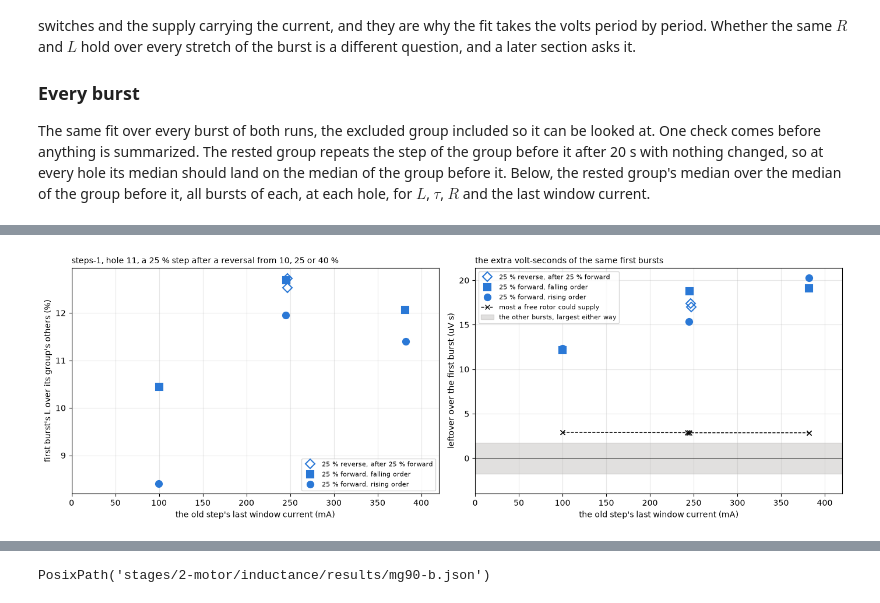
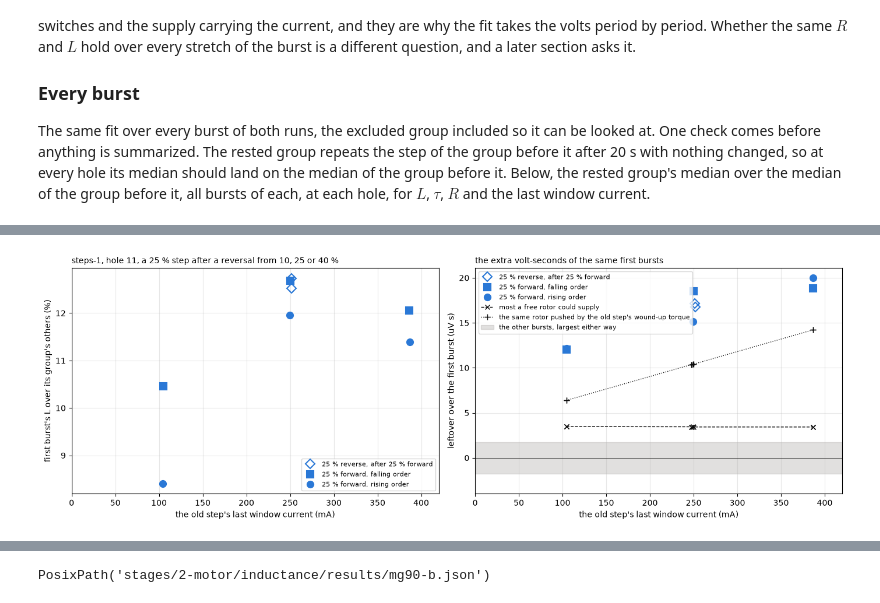
Before and after one commit to OpenServoCore/notebooks, a Jupyter notebook: stages/2-motor/inductance/inductance.ipynb, the cells around one changed output, grey strips where cells are left out. Drawn from its saved outputs; the diff is of its cells as text; code cells hidden in the pictures.

```diff
--- a/stages/2-motor/inductance/inductance.ipynb
+++ b/stages/2-motor/inductance/inductance.ipynb
@@ -75,7 +75,6 @@ STEPS = (Path("../../../telemetry") / f"{MOTOR.key}__{BOARD.key}" / "inductance"
 FAST = (Path("../../../telemetry") / f"{MOTOR.key}__{BOARD.key}" / "inductance" / "fast-1").resolve()          # hole 11, fast decay, then two slow groups
 BRIDGE = (Path("../../../telemetry") / BOARD.key / "bridge-states" / "capture-1").resolve()   # stage 1's RL dummy, for its fast-decay fold
 RESISTOR = (Path("../../../telemetry") / BOARD.key / "sample-timing" / "capture-1").resolve()   # stage 1's bursts into the bare resistor load
-LAPS = (Path("../../../telemetry") / BOARD.key / "current-scale" / "capture-1" / "bare").resolve()   # stage 1's 100 % laps into the same load
 HOLES = sorted(int(p.name.split("-")[1]) for p in CAPTURE.glob("hole-*"))   # the bar's holes, a full turn in 30 degree steps
 EXCLUDED = ("capture-1", 9, "g5-rev-25-rested")                        # a pin screw of the bar was being unscrewed during this group
 # the change before each group's first burst, in capture order, as the figures label it
@@ -95,12 +94,15 @@ print(f"a sample every {US:.3f} us, {PERIOD / bu.STEP_TICKS:.1f} samples per {PE
 CS = results.read("1-board", "current-scale", pair=BOARD.key)         # counts per amp on the meter, and the in-drive offset
 TC = results.read("1-board", "terminal-chain", pair=BOARD.key)        # terminal counts per volt on the meter, and its offset
 ST = results.read("1-board", "sample-timing", pair=BOARD.key)         # the bridge's edge lags and the shunt's settle, per rail
-RR = results.read("2-motor", "rest-resistance", pair=MOTOR.key)       # the motor's resistance at 100 %, for the comparison
+RR = results.read("2-motor", "rest-resistance", pair=MOTOR.key)       # the motor's resistance at 100 %, for the comparison and the ripple
+R_HOLE = dict(zip(HOLES, RR["r_term_by_hole"]))                        # rest-resistance's R at each hole, ohm, the R the window's own L takes off
 KE = results.read("2-motor", "bemf-coast", pair=MOTOR.key)["ke_v_s_per_rad"]["value"]   # volts per rad/s of the rotor, for the leftover volts
 J_LO = RR["j_runup_kg_m2"]["lo"]                                       # the rotor's inertia, the smallest of rest-resistance's run-ups
 BSR = results.read("1-board", "bridge-states", pair=BOARD.key)        # the same method on fixed inductors
 COUNTS_PER_A, DRIVE_OFF = CS["counts_per_a"]["value"], CS["drive_offset_counts"]["value"]
 COUNTS_PER_V, TERM_OFF = TC["terminal_counts_per_v"]["value"], TC["terminal_offset_counts"]["value"]
+rail_v = lambda n: (np.asarray(n, float) - TC["rail_offset_counts"]["value"]) / TC["rail_counts_per_v"]["value"]   # the rail tap at rest, terminal-chain's line
+K, K_LO, K_HI = (ST["window_scale"][b] for b in ("value", "lo", "hi"))   # the window's scale, sample-timing's bursts over its own 100 % rungs
 # 5.0 V sits between the two rails sample-timing graded, so the lags are the mean of the two
 ON_LAG = np.mean([ST["on_edge_lag_7v4"]["value"], ST["on_edge_lag_3v7"]["value"]])            # the shunt's half crossing, amplifier included
 TAP_ON_LAG = np.mean([ST["tap_on_edge_lag_7v4"]["value"], ST["tap_on_edge_lag_3v7"]["value"]])   # the bridge's own edge, from the tap
@@ -109,7 +111,7 @@ SETTLE = np.mean([ST["shunt_settle_7v4"]["value"], ST["shunt_settle_3v7"]["value
 print(f"current, counts over the zero = {DRIVE_OFF:+.1f} + {COUNTS_PER_A:.1f} x amps. Terminals, tap difference = {TERM_OFF:+.1f} + {COUNTS_PER_V:.2f} x volts")
 print(f"bridge ON edge {TAP_ON_LAG:.0f} ticks after the commanded start, shunt crossing {ON_LAG:.0f}, OFF edge {OFF_LAG:.0f} after the commanded end, "
       f"shunt settled {SETTLE:.0f} ticks after the commanded start")
-print(f"Ke from bemf-coast {KE * 1e3:.4f} mV s/rad")
+print(f"Ke from bemf-coast {KE * 1e3:.4f} mV s/rad. The window's scale k from sample-timing {K:.4f} ({K_LO:.4f} to {K_HI:.4f})")
 # %% [output]
 mg90-b on dev-v006-2A-D from telemetry/mg90-b__dev-v006-2A-D/inductance/capture-1, telemetry/mg90-b__dev-v006-2A-D/inductance/reversal-1, telemetry/mg90-b__dev-v006-2A-D/inductance/steps-1, telemetry/ ...
 a sample every 1.083 us, 46.2 samples per 50 us period, 26 ADC clocks each
@@ -130,7 +132,7 @@ for name, root in (("capture-1", CAPTURE), ("reversal-1", REVERSAL)):
                 rows.append({"set": name, "hole": int(hdir.name.split("-")[1]), "group": gdir.name, "k": k,
                              "pct": int(round(abs(m["step_q15"]) * 100 / 32768)), "sign": 1 if m["step_q15"] > 0 else -1,
                              "samples": len(df), "step_index": m["step_index"], "frame_len": m["frame_len"],
-                             "rail_v": float(BOARD.rail_v(m["vbus_raw"])), "df": df})
+                             "rail_v": float(rail_v(m["vbus_raw"])), "df": df})
 B = pd.DataFrame(rows)
 B["first"] = B["k"] == 0                                               # the first burst of its group, the one a change comes before
 B["excluded"] = (B["set"] == EXCLUDED[0]) & (B["hole"] == EXCLUDED[1]) & (B["group"] == EXCLUDED[2])
@@ -544,7 +529,7 @@ for idx, e in B.iterrows():
     PER[idx] = P                                                           # kept, so the sections below reuse the periods
     f = fit(P)
     s_ = P["slope_a_per_s"].to_numpy()
-    l_rip = (P["v_on_v"].to_numpy() - f["r_ohm"] * K * P["i_a"].to_numpy()) / s_ / K * 1e3   # the window's own L per period, mH
+    l_rip = (P["v_on_v"].to_numpy() - R_HOLE[e["hole"]] * K * P["i_a"].to_numpy()) / s_ / K * 1e3   # the window's own L per period, mH
     rows.append({"idx": idx, **e[["set", "hole", "group", "k", "pct", "sign", "first", "excluded"]].to_dict(), **f, "i_last_a": P["i_a"].iloc[-1],
                  "v_mean_v": P["v_v"].mean(), "v_drop_pct": (P["v_v"].iloc[-1] / P["v_v"].iloc[0] - 1) * 100,
                  "l_ripple_mh": float(np.median(l_rip[-3:])), "l_ripple_first_mh": float(np.median(l_rip[:3])),
@@ -759,16 +744,17 @@ def load_run(root):
             m = bu.meta(df)
             rows.append({"set": root.name, "hole": HOLES[-1], "group": gdir.name, "k": k, "first": k == 0, "decay": decay,
                          "pct": int(round(abs(m["step_q15"]) * 100 / 32768)), "sign": 1 if m["step_q15"] > 0 else -1,
-                         "rail_v": float(BOARD.rail_v(m["vbus_raw"])), "df": df})
+                         "rail_v": float(rail_v(m["vbus_raw"])), "df": df})
     return pd.DataFrame(rows)
 
 def window_level(df):
-    # each full period's window current as the plain mean of its settled shunt samples, less the in-drive offset, in amps. A 10 %
+    # each full period's window current as the plain mean of its settled shunt samples over the burst's own zero, in amps. A 10 %
     # window holds one or two settled samples, too few for the line `periods` draws, so the old step is read this way at every duty
     s, m, half = samples(df)
     s = s[(s["n"] >= 0) & s["full"] & (s["stream"] == "sh") & (s["tc"] >= -half + SETTLE) & (s["tc"] <= half)]
-    return ((s.groupby("n")["code"].mean() - bu.zero(df, ARR) - DRIVE_OFF) / COUNTS_PER_A).to_numpy()
+    return ((s.groupby("n")["code"].mean() - bu.zero(df, ARR)) / COUNTS_PER_A).to_numpy()
 
+EPAIR = {}                                                               # the leftover per pair of every burst read_run reads, by group and burst
 def read_run(R_, edges):
     # every burst at 25 % and up read as capture-1's are: the period fit, the ripple L, and the leftover volt-seconds against the
     # median R and L of the group's other bursts
@@ -777,7 +763,7 @@ def read_run(R_, edges):
         P = periods(e["df"], e["sign"], edges[(e["pct"], e["sign"])])
         per[idx] = P
         f = fit(P)
-        l_rip = (P["v_on_v"].to_numpy() - f["r_ohm"] * K * P["i_a"].to_numpy()) / P["slope_a_per_s"].to_numpy() / K * 1e3
+        l_rip = (P["v_on_v"].to_numpy() - R_HOLE[e["hole"]] * K * P["i_a"].to_numpy()) / P["slope_a_per_s"].to_numpy() / K * 1e3
         rows.append({"idx": idx, **e[["group", "k", "first", "decay", "pct", "sign"]].to_dict(), **f,
                      "l_ripple_mh": float(np.median(l_rip[-3:])), "i_late_a": P["i_a"].iloc[-4:].mean()})
     F = pd.DataFrame(rows)
@@ -786,18 +772,25 @@ def read_run(R_, edges):
         r, l = rest["r_ohm"].median() * K, rest["l_mh"].median() * K * 1e-3   # back on the window's own scale
         for j, f in grp.iterrows():
             i, v = per[f["idx"]]["i_a"].to_numpy(), per[f["idx"]]["v_v"].to_numpy()
-            F.loc[j, "flux_uvs"] = (v[:-1] - r * (i[1:] + i[:-1]) / 2 - l * np.diff(i) / T_S).sum() * T_S * 1e6
+            e_ = (v[:-1] - r * (i[1:] + i[:-1]) / 2 - l * np.diff(i) / T_S) * T_S * 1e6   # the leftover per pair, uV s
+            F.loc[j, "flux_uvs"] = e_.sum()
+            EPAIR[(F.loc[j, "group"], F.loc[j, "k"])] = e_
     return F, per
 
-def travel_bound(P):
+def travel_bound(P, i_old=0.0, per_pair=False):
     # the most volt-seconds a turning rotor could add to a burst: a rotor free from rest one period before the grid, no friction and
     # no stop, the smallest inertia rest-resistance allows, driven by the burst's own measured current. Ke theta, with
-    # theta = Kt / J times the double integral of i over time and Kt = Ke in SI units
+    # theta = Kt / J times the double integral of i over time and Kt = Ke in SI units. `i_old` adds the torque of a compliance
+    # the old step wound up, Kt i_old, released at the reversal and held through the burst. `per_pair` also returns the back-EMF's
+    # volt-seconds over each period pair, the shape a turning rotor gives the leftover
     t = np.r_[P["t_us"].iloc[0] - PERIOD_US, P["t_us"].to_numpy()] * 1e-6
     tt = np.linspace(t[0], t[-1], 4000)
     dt = tt[1] - tt[0]
-    w = np.cumsum(np.interp(tt, t, np.r_[0.0, P["i_a"].to_numpy()])) * dt * KE / J_LO   # the rotor's speed, rad/s
-    return KE * w.sum() * dt * 1e6
+    w = np.cumsum(np.interp(tt, t, np.r_[0.0, P["i_a"].to_numpy()]) + i_old) * dt * KE / J_LO   # the rotor's speed, rad/s
+    total = KE * w.sum() * dt * 1e6
+    if not per_pair:
+        return total
+    return total, np.array([KE * w[(tt >= a) & (tt < b)].sum() * dt * 1e6 for a, b in zip(t[1:-1], t[2:])])
 
 SB = load_run(STEPS)
 SB["level_a"] = [window_level(d)[-1] for d in SB["df"]]                 # the last window's current, every duty alike
@@ -812,11 +805,17 @@ for j, g in enumerate(order[1:], start=1):
         continue
     old, new = SB[SB["group"] == order[j - 1]], SF[SF["group"] == g]
     first, rest = new[new["first"]].iloc[0], new[~new["first"]]
+    old_a = old["level_a"].median()
+    free, free_pp = travel_bound(SPER[first["idx"]], per_pair=True)
+    pre, pre_pp = travel_bound(SPER[first["idx"]], i_old=old_a, per_pair=True)
+    excess = EPAIR[(g, first["k"])] - np.median([EPAIR[(g, k_)] for k_ in rest["k"]], axis=0)   # over the others' own shape
     rows.append({"group": g, "order": "rising" if j <= 6 else "falling", "sign": int(first["sign"]),
                  "old_pct": int(old["pct"].iloc[0]), "old_ma": old["level_a"].median() * 1e3,
                  **{c: (first[c] / rest[c].median() - 1) * 100 for c in QTY},
                  "flux_uvs": first["flux_uvs"], "flux_rest_uvs": rest["flux_uvs"].abs().max(),
-                 "bound_uvs": travel_bound(SPER[first["idx"]]),
+                 "bound_uvs": free, "bound_pre_uvs": pre,
+                 "share_14_pct": excess[:4].sum() / excess.sum() * 100, "share_14_free_pct": free_pp[:4].sum() / free_pp.sum() * 100,
+                 "share_14_pre_pct": pre_pp[:4].sum() / pre_pp.sum() * 100,
                  "late_pct": (first["i_late_a"] / rest["i_late_a"].median() - 1) * 100})
 STEP = pd.DataFrame(rows)
 NEW_MA = SB[SB["pct"] == 25]["level_a"].median() * 1e3                  # the new step's own last window current
@@ -831,6 +830,7 @@ for a, c, lab in ((ax[0], "l_mh", "first burst's L over its group's others (%)")
     a.set_xlabel("the old step's last window current (mA)"); a.set_ylabel(lab); a.grid(alpha=0.3); a.set_xlim(0, 420)
 b = STEP.sort_values("old_ma")
 ax[1].plot(b["old_ma"], b["bound_uvs"], "--", color=INK, lw=1, marker="x", ms=6, label="most a free rotor could supply")
+ax[1].plot(b["old_ma"], b["bound_pre_uvs"], ":", color=INK, lw=1, marker="+", ms=7, label="the same rotor pushed by the old step's wound-up torque")
 ax[1].axhspan(-STEP["flux_rest_uvs"].max(), STEP["flux_rest_uvs"].max(), color=MUTED, alpha=0.25, label="the other bursts, largest either way")
 ax[1].axhline(0, color=INK, lw=0.5); ax[1].set_ylim(bottom=-4)
 ax[0].legend(fontsize=8, loc="lower right"); ax[1].legend(fontsize=8, loc="upper left")
@@ -849,38 +849,46 @@ print("old step's last window current, " + ", ".join(f"{p} % {g['level_a'].media
 for _, r in STEP.iterrows():
     print(f"{r['group']} ({r['order']}), after {r['old_pct']} % {'forward' if r['sign'] < 0 else 'reverse'} at {r['old_ma']:.0f} mA, "
           + ", ".join(f"{lab} {r[c]:+.1f} %" for c, lab in QTY.items())
-          + f", leftover {r['flux_uvs']:+.1f} uV s against a free-rotor bound of {r['bound_uvs']:.1f}, late current {r['late_pct']:+.1f} %")
+          + f", leftover {r['flux_uvs']:+.1f} uV s against a free-rotor bound of {r['bound_uvs']:.1f} and a preloaded one of {r['bound_pre_uvs']:.1f}, "
+          f"late current {r['late_pct']:+.1f} %. Pairs 1 to 4 hold {r['share_14_pct']:.0f} % of the excess over the others, "
+          f"{r['share_14_free_pct']:.0f} and {r['share_14_pre_pct']:.0f} % of either rotor's back-EMF")
 s00 = SF[SF["group"] == order[0]]
 print(f"{order[0]}, the sign before it not in this dataset, L {(s00[s00['first']]['l_mh'].iloc[0] / s00[~s00['first']]['l_mh'].median() - 1) * 100:+.1f} %, "
       f"leftover {s00[s00['first']]['flux_uvs'].iloc[0]:+.1f} uV s")
 rows = []
 for g in [g for g in order if SB[SB["group"] == g]["pct"].iloc[0] == 40]:          # the 40 % reversals after 25 % forward, a new step of their own
     x = SF[SF["group"] == g]
     first = x[x["first"]].iloc[0]
     rows.append({"group": g, "l_mh": (first["l_mh"] / x[~x["first"]]["l_mh"].median() - 1) * 100, "flux_uvs": first["flux_uvs"],
                  "bound_uvs": travel_bound(SPER[first["idx"]])})
     print(f"{g}, a 40 % reversal after 25 % forward, L {rows[-1]['l_mh']:+.1f} %, leftover {rows[-1]['flux_uvs']:+.1f} uV s, bound {rows[-1]['bound_uvs']:.1f}")
 REV40 = pd.DataFrame(rows)
 fw = STEP[STEP["sign"] > 0].groupby("old_pct")
 print("forward groups by the old step, L " + ", ".join(f"{p} % {g['l_mh'].mean():+.1f}" for p, g in fw) + " %, leftover "
       + ", ".join(f"{p} % {g['flux_uvs'].mean():.1f}" for p, g in fw) + " uV s, the leftover per amp of old and new step together "
-      + ", ".join(f"{p} % {(g['flux_uvs'] / ((g['old_ma'] + NEW_MA) * 1e-3)).mean():.0f}" for p, g in fw) + " uV s/A")
+      + ", ".join(f"{p} % {(g['flux_uvs'] / ((g['old_ma'] + NEW_MA) * 1e-3)).mean():.0f}" for p, g in fw) + " uV s/A. The preloaded bound over the leftover "
+      + ", ".join(f"{p} % {(g['bound_pre_uvs'] / g['flux_uvs']).mean() * 100:.0f}" for p, g in fw) + " %")
 print(f"other bursts' leftover within +/- {STEP['flux_rest_uvs'].max():.1f} uV s. Inertia {J_LO:.2e} kg m^2, the smallest of rest-resistance's run-ups")
 # the same per amp for the earlier reversals: capture-1's g3 after g2 at each hole, 40 % after 40 %, and reversal-1's five reversals at
 # 25 %, the old and the new current each the median last window current of the group's other bursts
 last = FITS[~FITS["first"] & ~FITS["excluded"]].groupby(["set", "hole", "group"])["i_last_a"].median()
 per_a = [EC[EC["first"] & (EC["group"] == "g3-rev-40") & (EC["hole"] == h)]["flux_uvs"].iloc[0]
          / (last[("capture-1", h, "g2-fwd-40")] + last[("capture-1", h, "g3-rev-40")]) for h in HOLES]
 ER = EMF[EMF["first"] & (EMF["set"] == "reversal-1")].set_index("group")
 per_r = [ER.loc[g, "flux_uvs"] / (last[("reversal-1", HOLES[-1], o)] + last[("reversal-1", HOLES[-1], g)]) for o, g in zip(list(RUN)[:-1], list(RUN)[1:])]
 print(f"per amp of old and new step together, capture-1 g3 {np.median(per_a):.0f} uV s/A ({min(per_a):.0f} to {max(per_a):.0f} over the holes), "
       f"reversal-1's reversals {min(per_r):.0f} to {max(per_r):.0f} uV s/A")
 PER_AMP = np.array([*per_a, *per_r, *(STEP["flux_uvs"] / ((STEP["old_ma"] + NEW_MA) * 1e-3))])   # every reversal above
 c_ = np.median(PER_AMP)
-print(f"over all of them {c_:.0f} uV s/A ({PER_AMP.min():.0f} to {PER_AMP.max():.0f}), {c_ / (C2['l_mh'].median() * 1e3) * 100:.1f} % of the flux per amp "
-      f"the period fit's L holds. The same constant puts a duty change from 25 to 40 % at {c_ * (last.xs('g2-fwd-40', level='group').median() - last.xs('g1-fwd-25', level='group').median()):+.1f} uV s "
-      f"and 40 to 25 % at {c_ * (last.xs('g4-rev-25', level='group').median() - last.xs('g3-rev-40', level='group').median()):+.1f}, where capture-1 read "
-      f"{EC[EC['first'] & (EC['group'] == 'g2-fwd-40')]['flux_uvs'].median():+.1f} and {EC[EC['first'] & (EC['group'] == 'g4-rev-25')]['flux_uvs'].median():+.1f}")
+REM_PCT = c_ / (K * C2["l_mh"].median() * 1e3) * 100                   # the constant over the flux per amp the period fit's L holds, on the window's scale
+print(f"over all of them {c_:.0f} uV s/A ({PER_AMP.min():.0f} to {PER_AMP.max():.0f}), {REM_PCT:.2f} % of the flux per amp "
+      f"the period fit's L holds on the window's own scale, the scale the leftover is read on")
+for g, a, b in (("g2-fwd-40", "g1-fwd-25", "g2-fwd-40"), ("g4-rev-25", "g3-rev-40", "g4-rev-25")):
+    pred = c_ * (last.xs(b, level="group").median() - last.xs(a, level="group").median())
+    got = EC[EC["first"] & (EC["group"] == g)]["flux_uvs"]
+    print(f"the same constant puts the duty change before {g[:2]} at {pred:+.1f} uV s, where capture-1's first bursts read {got.median():+.2f} in the median, "
+          f"mean {got.mean():+.2f} +/- {got.std(ddof=1) / np.sqrt(len(got)):.2f} over the {len(got)} holes, {(got.mean() - pred) / (got.std(ddof=1) / np.sqrt(len(got))):+.1f} "
+          f"standard errors from the prediction")
 # %% [output]
-[figure, old version]
+[figure, new version]
 steps-1 began 72 min after reversal-1 ended, groups 2.3 to 2.4 s apart
```
Also changed, not shown: parts of 30 cells of this notebook, 2 other files.
